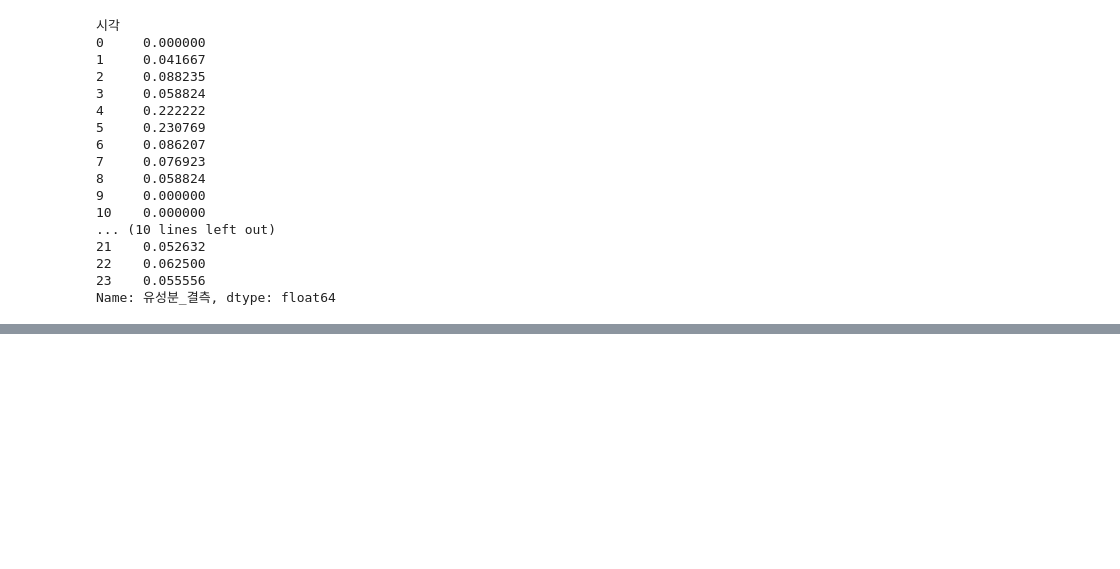
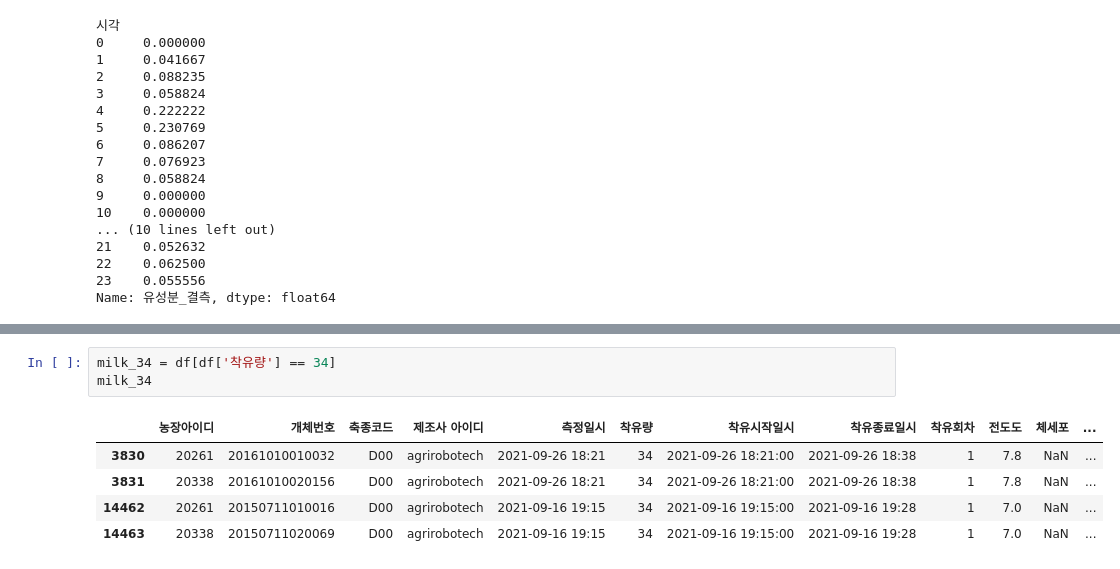
Before and after one commit to jiwon512/practical_project, a Jupyter notebook: jungjae/pr1.ipynb, the cells around one changed output, grey strips where cells are left out. Saved outputs shown, nothing was run; the diff lists cells and outputs as text; blank space fills up the shorter version.

```diff
--- a/jungjae/pr1.ipynb
+++ b/jungjae/pr1.ipynb
@@ -168,0 +239,9 @@ sensor_comparison
+# %%
+milk_34 = df[df['착유량'] == 34]
+milk_34
+# %% [output]
+|  | 농장아이디 | 개체번호 | 축종코드 | 제조사 아이디 | 측정일시 | 착유량 | 착유시작일시 | 착유종료일시 | 착유회차 | 전도도 | 체세포 | ... |
+| 3830 | 20261 | 20161010010032 | D00 | agrirobotech | 2021-09-26 18:21 | 34 | 2021-09-26 18:21:00 | 2021-09-26 18:38 | 1 | 7.8 | NaN | ... |
+| 3831 | 20338 | 20161010020156 | D00 | agrirobotech | 2021-09-26 18:21 | 34 | 2021-09-26 18:21:00 | 2021-09-26 18:38 | 1 | 7.8 | NaN | ... |
+| 14462 | 20261 | 20150711010016 | D00 | agrirobotech | 2021-09-16 19:15 | 34 | 2021-09-16 19:15:00 | 2021-09-16 19:28 | 1 | 7.0 | NaN | ... |
+| 14463 | 20338 | 20150711020069 | D00 | agrirobotech | 2021-09-16 19:15 | 34 | 2021-09-16 19:15:00 | 2021-09-16 19:28 | 1 | 7.0 | NaN | ... |
```
Also changed, not shown: parts of 14 cells of this notebook.
